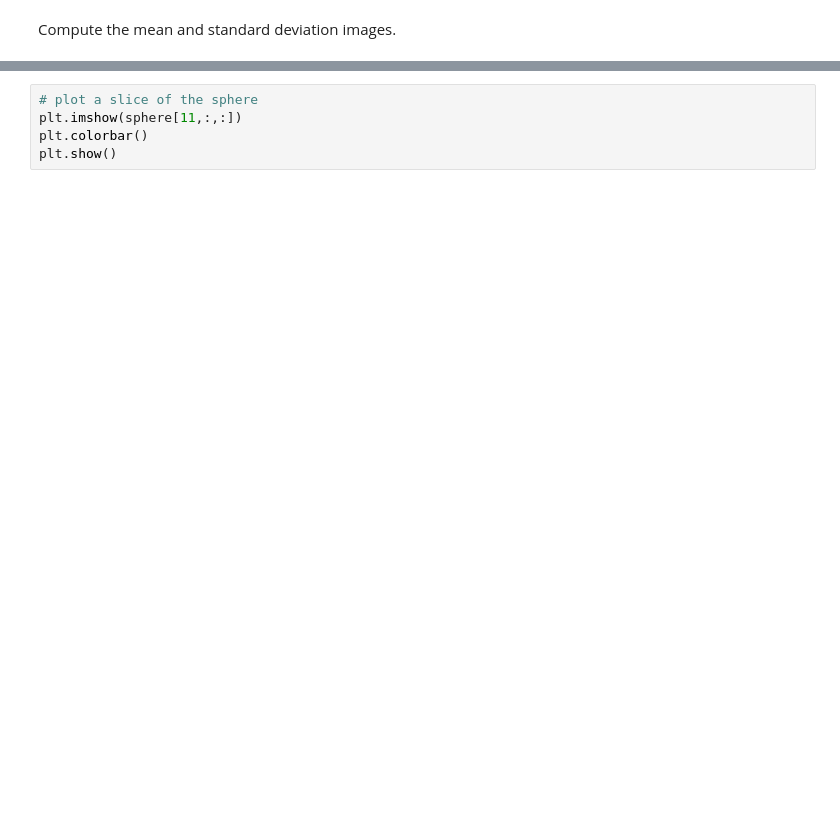
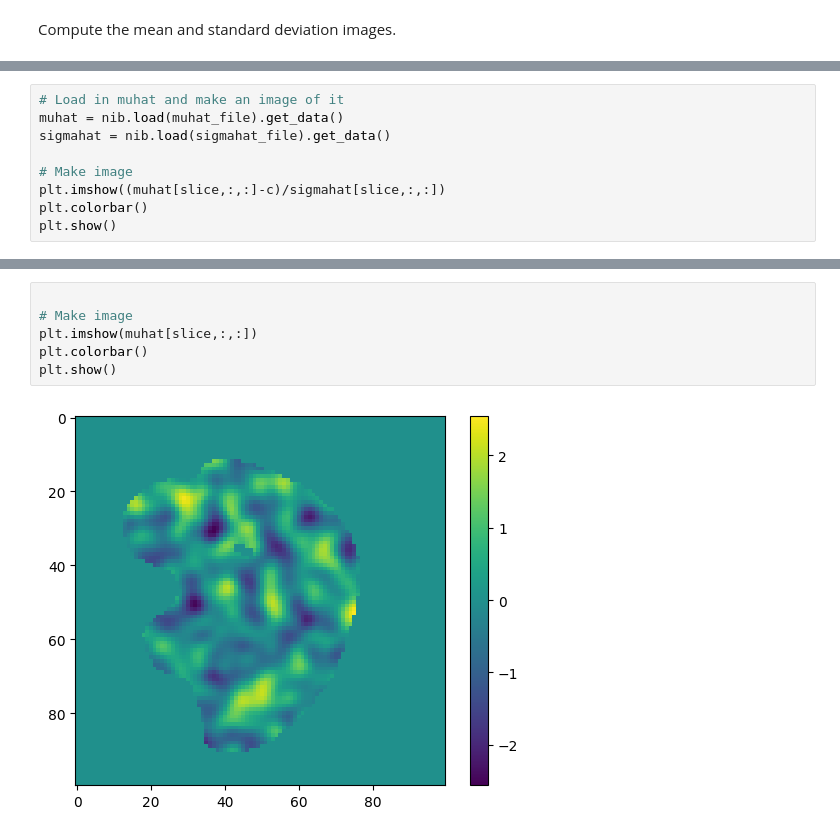
Before and after one commit to TomMaullin/crtoolbox, a Jupyter notebook: src/test_nb.ipynb, the cells around one changed output, grey strips where cells are left out. Drawn from its saved outputs; the diff is of its cells as text; blank space fills up the shorter version.

```diff
--- a/src/test_nb.ipynb
+++ b/src/test_nb.ipynb
@@ -313,0 +319,9 @@ sphere = np.array(np.sqrt(distance) < r, dtype='float')
+# %%
+# Load in muhat and make an image of it
+muhat = nib.load(muhat_file).get_data()
+sigmahat = nib.load(sigmahat_file).get_data()
+
+# Make image
+plt.imshow((muhat[slice,:,:]-c)/sigmahat[slice,:,:])
+plt.colorbar()
+plt.show()
@@ -314,5 +337,8 @@ sphere = np.array(np.sqrt(distance) < r, dtype='float')
 # %%
-# plot a slice of the sphere
-plt.imshow(sphere[11,:,:])
+
+# Make image
+plt.imshow(muhat[slice,:,:])
 plt.colorbar()
 plt.show()
+# %% [output]
+[figure, added]
```
Also changed, not shown: parts of 13 cells of this notebook, 6 other files.
